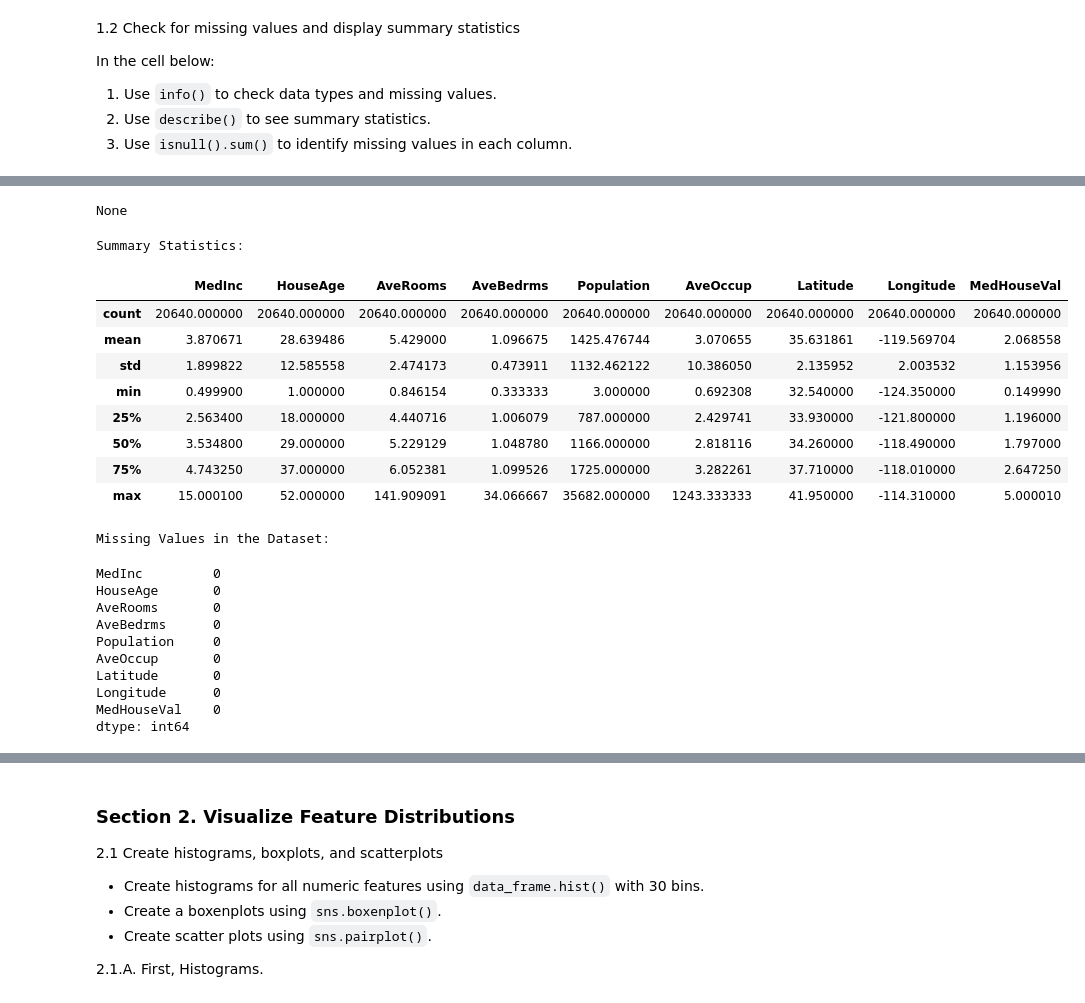
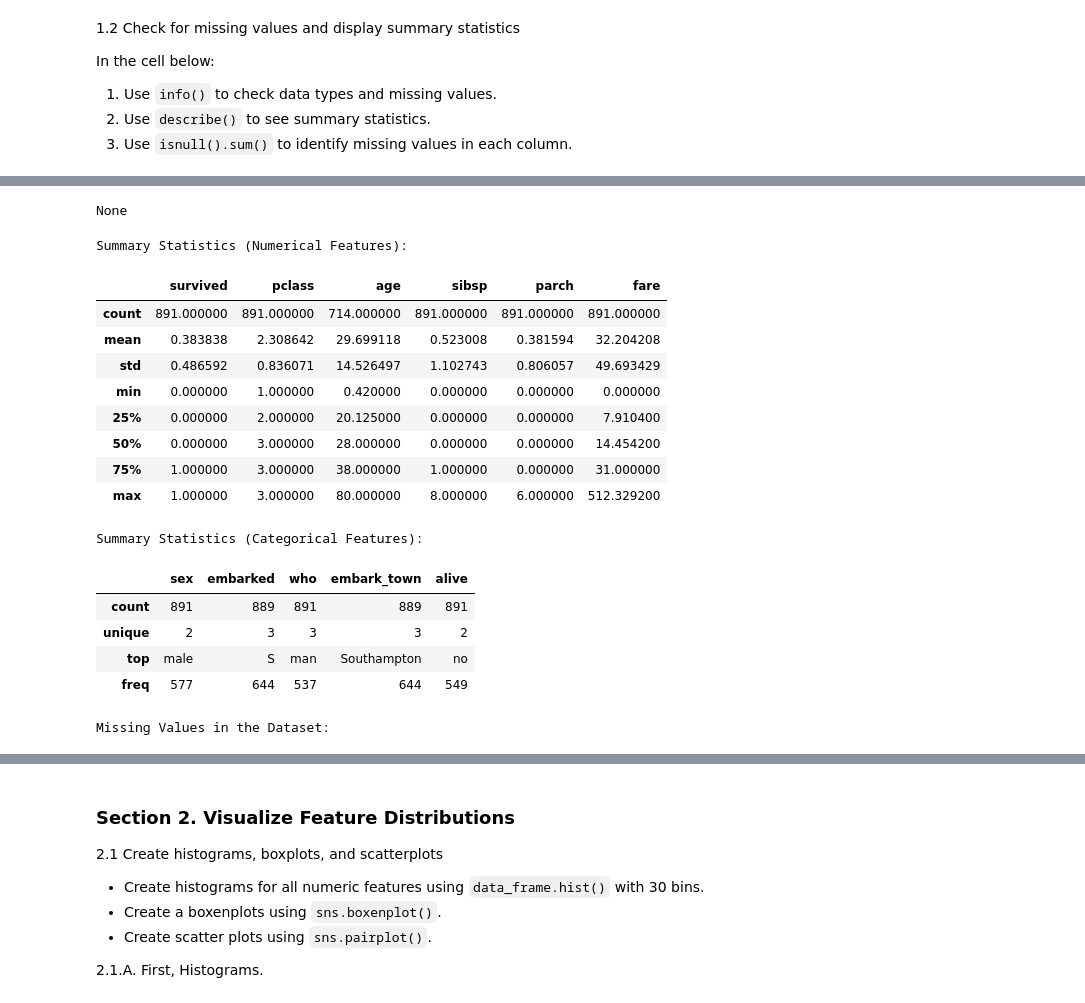
Before and after one commit to Data-Git-Hub/applied-ml-data-git-hub, a Jupyter notebook: lab02/ml02.ipynb, the cells around one changed output, grey strips where cells are left out. Saved outputs shown, nothing was run; the diff lists cells and outputs as text; code cells hidden in the pictures.

Commit message:
Sect 1.0 - Load and Clean Data

```diff
--- a/lab02/ml02.ipynb
+++ b/lab02/ml02.ipynb
@@ -59,7 +63,7 @@ import matplotlib.pyplot as plt
 import seaborn as sns
 
 # Load Titanic dataset from seaborn
-titanic = sns.load_dataset('titanic')
+titanic_data = sns.load_dataset("titanic")
 
 # Import display for Jupyter-friendly output
 from IPython.display import display
@@ -149,37 +165,39 @@ In the cell below: <br>
 2. Use `describe()` to see summary statistics. <br>
 3. Use `isnull().sum()` to identify missing values in each column. <br>
 # %%
-# Load the Titanic dataset
-data = ??? (as_frame=True)
-data_frame = data.frame  # Convert to Pandas DataFrame
-
-# Set pandas display options to prevent truncation
-pd.set_option('display.max_rows', 500)  # Adjust row display limit if necessary
-pd.set_option('display.max_columns', None)  # Show all columns
-pd.set_option('display.expand_frame_repr', False)  # Prevent line wrapping
-pd.set_option('display.float_format', '{:.6f}'.format)  # Format float precision
-
 # Display dataset information
 print("Dataset Information:")
-display(data_frame.info())  # Using display() to prevent truncation
+display(titanic_data.info())  # Use display() for better Jupyter output
 
-print("\nSummary Statistics:")
-display(data_frame.describe())  # Ensure all summary statistics are fully visible
+print("\nSummary Statistics (Numerical Features):")
+display(titanic_data.describe())  # Ensures all summary statistics are fully visible
+
+# Describe categorical features separately for better readability
+print("\nSummary Statistics (Categorical Features):")
+display(titanic_data.describe(include="O"))  # 'O' selects object (categorical) columns
 
 print("\nMissing Values in the Dataset:")
-display(data_frame.isnull().sum())  # Ensure all missing values are displayed
+display(titanic_data.isnull().sum())  # Ensure all missing values are displayed
 
 # Check for duplicate rows
-duplicates = data_frame.duplicated().sum()
+duplicates = titanic_data.duplicated().sum()
 print(f"\nNumber of Duplicate Rows: {duplicates}\n")
 
-# Check for any constant (single-value) columns that may not be useful
-constant_columns = [col for col in data_frame.columns if data_frame[col].nunique() == 1]
+# Identify constant-value columns that may not be useful
+constant_columns = [col for col in titanic_data.columns if titanic_data[col].nunique() == 1]
 print(f"Columns with a Single Unique Value: {constant_columns}\n")
 
-# Check for zero or negative values in relevant columns
+# Identify categorical columns that may need encoding
+categorical_columns = titanic_data.select_dtypes(include=['object', 'category']).columns.tolist()
+print(f"Categorical Columns: {categorical_columns}\n")
 
-print("\nData exploration and cleaning checks completed!\n")
+# Check for zero or negative values in relevant numerical columns
+print("\nChecking for Zero or Negative Values in Key Numerical Columns:")
+for col in ["age", "fare", "sibsp", "parch"]:
+    zero_negative_count = (titanic_data[col] < 0).sum()  # Ensures we don’t check categories
+    print(f"{col}: {zero_negative_count} values < 0")
+
+print("\nTitanic dataset exploration and cleaning checks completed!\n")
 # %% [output]
 Dataset Information:
 <class 'pandas.core.frame.DataFrame'>
@@ -201,22 +219,18 @@ memory usage: 1.4 MB
 None
-Summary Statistics:
+Summary Statistics (Numerical Features):
-|  | MedInc | HouseAge | AveRooms | AveBedrms | Population | AveOccup | Latitude | Longitude | MedHouseVal |
-| count | 20640.000000 | 20640.000000 | 20640.000000 | 20640.000000 | 20640.000000 | 20640.000000 | 20640.000000 | 20640.000000 | 20640.000000 |
-| mean | 3.870671 | 28.639486 | 5.429000 | 1.096675 | 1425.476744 | 3.070655 | 35.631861 | -119.569704 | 2.068558 |
-| std | 1.899822 | 12.585558 | 2.474173 | 0.473911 | 1132.462122 | 10.386050 | 2.135952 | 2.003532 | 1.153956 |
-| min | 0.499900 | 1.000000 | 0.846154 | 0.333333 | 3.000000 | 0.692308 | 32.540000 | -124.350000 | 0.149990 |
-| 25% | 2.563400 | 18.000000 | 4.440716 | 1.006079 | 787.000000 | 2.429741 | 33.930000 | -121.800000 | 1.196000 |
-| 50% | 3.534800 | 29.000000 | 5.229129 | 1.048780 | 1166.000000 | 2.818116 | 34.260000 | -118.490000 | 1.797000 |
-| 75% | 4.743250 | 37.000000 | 6.052381 | 1.099526 | 1725.000000 | 3.282261 | 37.710000 | -118.010000 | 2.647250 |
-| max | 15.000100 | 52.000000 | 141.909091 | 34.066667 | 35682.000000 | 1243.333333 | 41.950000 | -114.310000 | 5.000010 |
+|  | survived | pclass | age | sibsp | parch | fare |
+| count | 891.000000 | 891.000000 | 714.000000 | 891.000000 | 891.000000 | 891.000000 |
+| mean | 0.383838 | 2.308642 | 29.699118 | 0.523008 | 0.381594 | 32.204208 |
+| std | 0.486592 | 0.836071 | 14.526497 | 1.102743 | 0.806057 | 49.693429 |
+| min | 0.000000 | 1.000000 | 0.420000 | 0.000000 | 0.000000 | 0.000000 |
+| 25% | 0.000000 | 2.000000 | 20.125000 | 0.000000 | 0.000000 | 7.910400 |
+| 50% | 0.000000 | 3.000000 | 28.000000 | 0.000000 | 0.000000 | 14.454200 |
+| 75% | 1.000000 | 3.000000 | 38.000000 | 1.000000 | 0.000000 | 31.000000 |
+| max | 1.000000 | 3.000000 | 80.000000 | 8.000000 | 6.000000 | 512.329200 |
-Missing Values in the Dataset:
+Summary Statistics (Categorical Features):
+|  | sex | embarked | who | embark_town | alive |
+| count | 891 | 889 | 891 | 889 | 891 |
+| unique | 2 | 3 | 3 | 3 | 2 |
+| top | male | S | man | Southampton | no |
+| freq | 577 | 644 | 537 | 644 | 549 |
-MedInc         0
-HouseAge       0
-AveRooms       0
-AveBedrms      0
-Population     0
-AveOccup       0
-Latitude       0
-Longitude      0
-MedHouseVal    0
-dtype: int64
+Missing Values in the Dataset:
```
Also changed, not shown: parts of 7 cells of this notebook, 1 other file.
